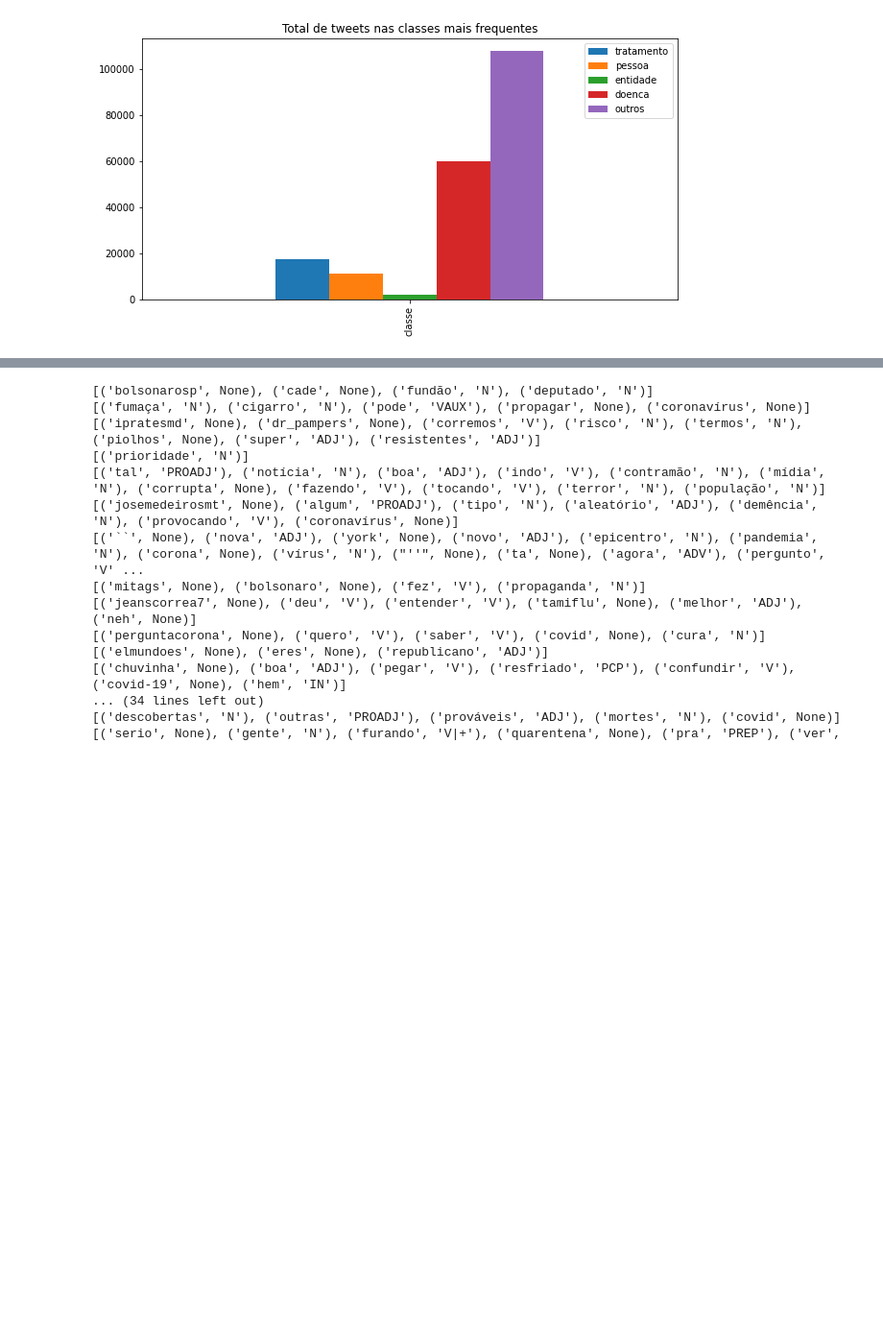
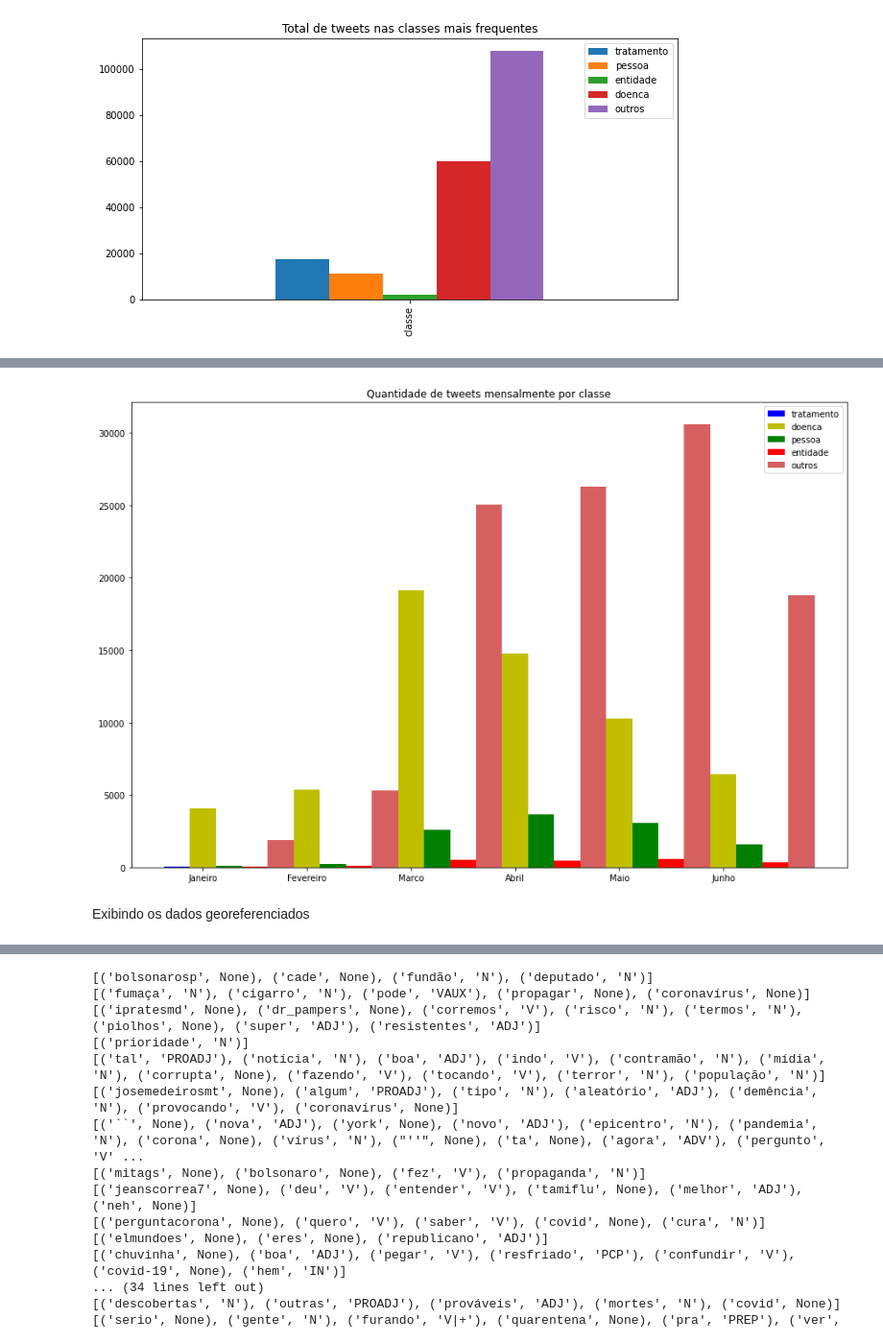
Before and after one commit to lln-cid20/prog-ciencia-dados, a Jupyter notebook: TrabalhoConjunto.ipynb, the cells around one changed output, grey strips where cells are left out. Shown: that part at 96% size. Saved outputs shown, nothing was run; the diff lists cells and outputs as text; code cells hidden in the pictures; blank space fills up the shorter version.

```diff
--- a/TrabalhoConjunto.ipynb
+++ b/TrabalhoConjunto.ipynb
@@ -554,0 +672,61 @@ show.plot(kind= 'bar',figsize=(10,5),title='Total de tweets nas classes mais fre
+# %%
+from matplotlib import pyplot as plt
+duvidasDB['data_inversa'] = pd.to_datetime(duvidasDB['data'],yearfirst=True, format='%Y-%m-%d')
+# Agrupar os dados com base na nova coluna, criando um dataframe com os dados agrupados
+dados_tratamento = duvidasDB[duvidasDB['classe'] == 'tratamento']
+dados_tratamento = dados_tratamento['data_inversa'].groupby(dados_tratamento['data_inversa'].dt.to_period('M')).agg('count').to_frame()
+dados_tratamento.columns = ['tratamento']
+
+dados_doenca = duvidasDB[duvidasDB['classe'] == 'doenca']
+dados_doenca = dados_doenca['data_inversa'].groupby(dados_doenca['data_inversa'].dt.to_period('M')).agg('count').to_frame()
+dados_doenca.columns = ['doenca']
+
+dados_pessoa = duvidasDB[duvidasDB['classe'] == 'pessoa']
+dados_pessoa = dados_pessoa['data_inversa'].groupby(dados_pessoa['data_inversa'].dt.to_period('M')).agg('count').to_frame()
+dados_pessoa.columns = ['pessoa']
+
+dados_entidade = duvidasDB[duvidasDB['classe'] == 'entidade']
+dados_entidade = dados_entidade['data_inversa'].groupby(dados_entidade['data_inversa'].dt.to_period('M')).agg('count').to_frame()
+dados_entidade.columns = ['entidade']
+
+dados_outros = duvidasDB[duvidasDB['classe'] == 'outros']
+dados_outros = dados_outros['data_inversa'].groupby(dados_outros['data_inversa'].dt.to_period('M')).agg('count').to_frame()
+dados_outros.columns = ['outros']
+
+duvidasDB = duvidasDB.drop(columns=['data_inversa'])
+
+
+# Cria eixo x para produto A e produto B com uma separação de 0.25 entre as barras
+x1 =  np.arange(len(dados_tratamento))
+x2 = [x + 0.25 for x in x1]
+x3 = [x + 0.25 for x in x2]
+x4 = [x + 0.25 for x in x3]
+x5 = [x + 0.25 for x in x4]
+
+# Plota as barras
+plt.bar(x1, dados_tratamento['tratamento'], width=0.25, label = 'tratamento', color = 'b')
+plt.bar(x2, dados_doenca['doenca'], width=0.25, label = 'doenca', color = 'y')
+plt.bar(x3, dados_pessoa['pessoa'], width=0.25, label = 'pessoa', color = 'g')
+plt.bar(x4, dados_entidade['entidade'], width=0.25, label = 'entidade', color = 'r')
+plt.bar(x5, dados_outros['outros'], width=0.25, label = 'outros', color = '#d65f5f')
+
+# Mostrar os primeiros registros do dataframe de valores agregados por dia
+# plt.plot(dados_tratamento,color='red')
+# plt.plot(dados_doenca,color='blue')
+
+# coloca o nome dos meses como label do eixo x
+meses = ['Janeiro','Fevereiro','Marco', 'Abril','Maio','Junho','Julho']
+plt.xticks([x + 0.25 for x in range(len(dados_tratamento))], meses )
+
+plt.rcParams['figure.figsize'] = (15,10)
+
+# inseri uma legenda no gráfico
+plt.legend()
+
+plt.title("Quantidade de tweets mensalmente por classe")
+
+plt.show()
+# %% [output]
+[figure, added]
+# %% [markdown]
+Exibindo os dados georeferenciados
```
Also changed, not shown: parts of 38 cells of this notebook.
